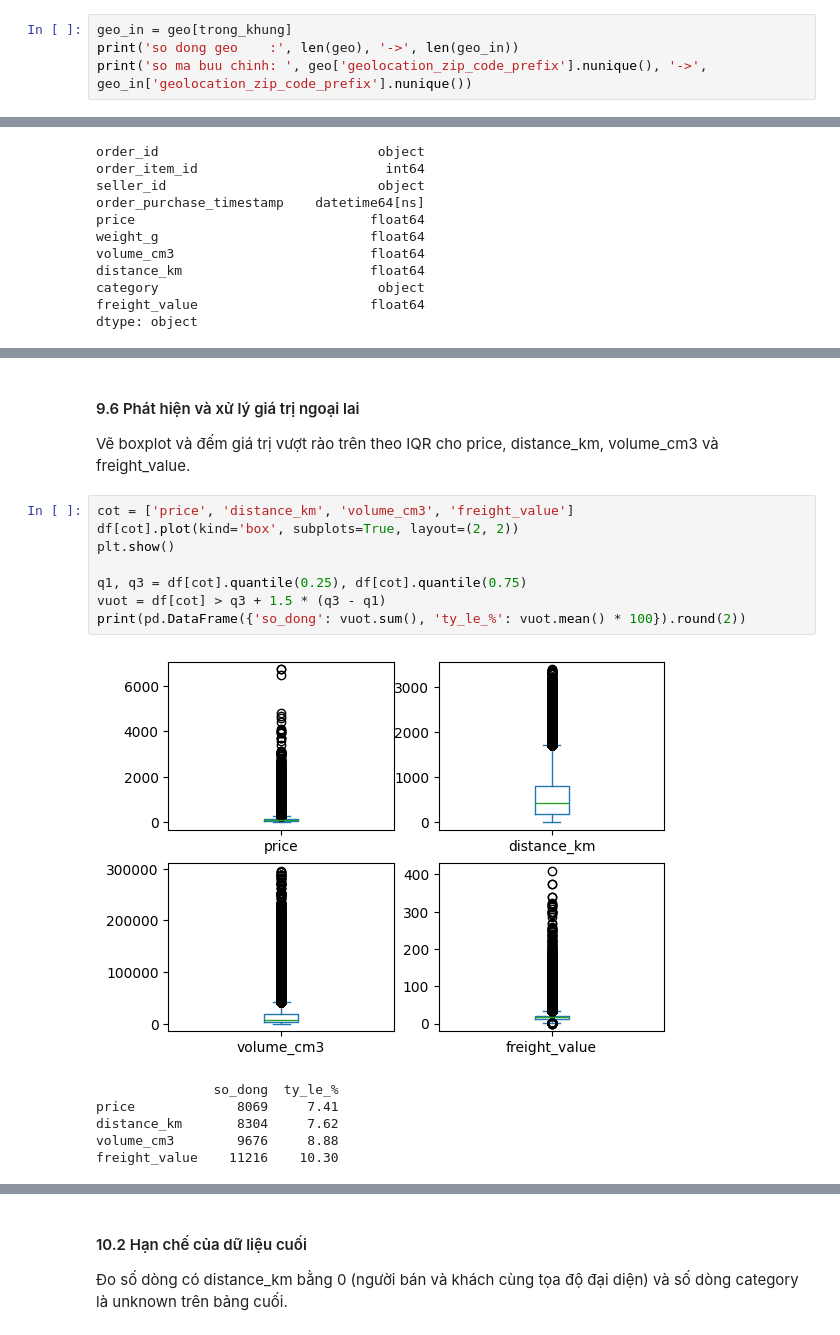
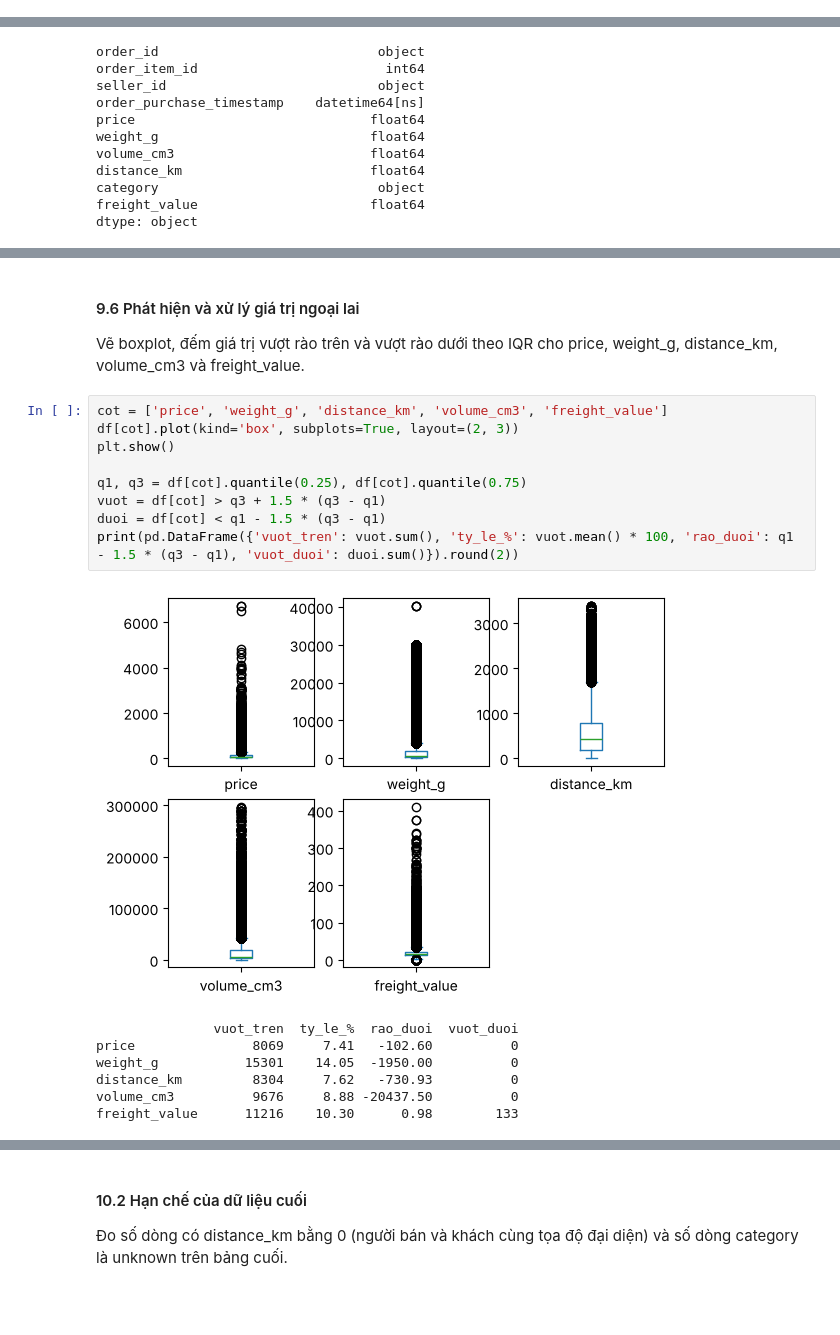
Before and after one commit to QuachThanh2206/ADY201m-Group8-AI2107, a Jupyter notebook: notebooks/3. Clean data.ipynb, the cells around one changed output, grey strips where cells are left out. Saved outputs shown, nothing was run; the diff lists cells and outputs as text; blank space fills up the shorter version.

```diff
--- a/notebooks/3. Clean data.ipynb
+++ b/notebooks/3. Clean data.ipynb
@@ -202,6 +206,2 @@ plt.show()
 
 **Hạn chế:** điểm sai nằm trong khung bao không bị loại ở bước này.
-# %%
-geo_in = geo[trong_khung]
-print('so dong geo    :', len(geo), '->', len(geo_in))
-print('so ma buu chinh: ', geo['geolocation_zip_code_prefix'].nunique(), '->', geo_in['geolocation_zip_code_prefix'].nunique())
@@ -913,20 +904,22 @@ dtype: object
 # %% [markdown]
 #### 9.6 Phát hiện và xử lý giá trị ngoại lai
 
-Vẽ boxplot và đếm giá trị vượt rào trên theo IQR cho price, distance_km, volume_cm3 và freight_value.
+Vẽ boxplot, đếm giá trị vượt rào trên và vượt rào dưới theo IQR cho price, weight_g, distance_km, volume_cm3 và freight_value.
 # %%
-cot = ['price', 'distance_km', 'volume_cm3', 'freight_value']
-df[cot].plot(kind='box', subplots=True, layout=(2, 2))
+cot = ['price', 'weight_g', 'distance_km', 'volume_cm3', 'freight_value']
+df[cot].plot(kind='box', subplots=True, layout=(2, 3))
 plt.show()
 
 q1, q3 = df[cot].quantile(0.25), df[cot].quantile(0.75)
 vuot = df[cot] > q3 + 1.5 * (q3 - q1)
-print(pd.DataFrame({'so_dong': vuot.sum(), 'ty_le_%': vuot.mean() * 100}).round(2))
+duoi = df[cot] < q1 - 1.5 * (q3 - q1)
+print(pd.DataFrame({'vuot_tren': vuot.sum(), 'ty_le_%': vuot.mean() * 100, 'rao_duoi': q1 - 1.5 * (q3 - q1), 'vuot_duoi': duoi.sum()}).round(2))
 # %% [output]
-[figure, old version]
+[figure, new version]
-               so_dong  ty_le_%
-price             8069     7.41
-distance_km       8304     7.62
-volume_cm3        9676     8.88
-freight_value    11216    10.30
+               vuot_tren  ty_le_%  rao_duoi  vuot_duoi
+price               8069     7.41   -102.60          0
+weight_g           15301    14.05  -1950.00          0
+distance_km         8304     7.62   -730.93          0
+volume_cm3          9676     8.88 -20437.50          0
+freight_value      11216    10.30      0.98        133
 # %% [markdown]
```
Also changed, not shown: parts of 43 cells of this notebook.
